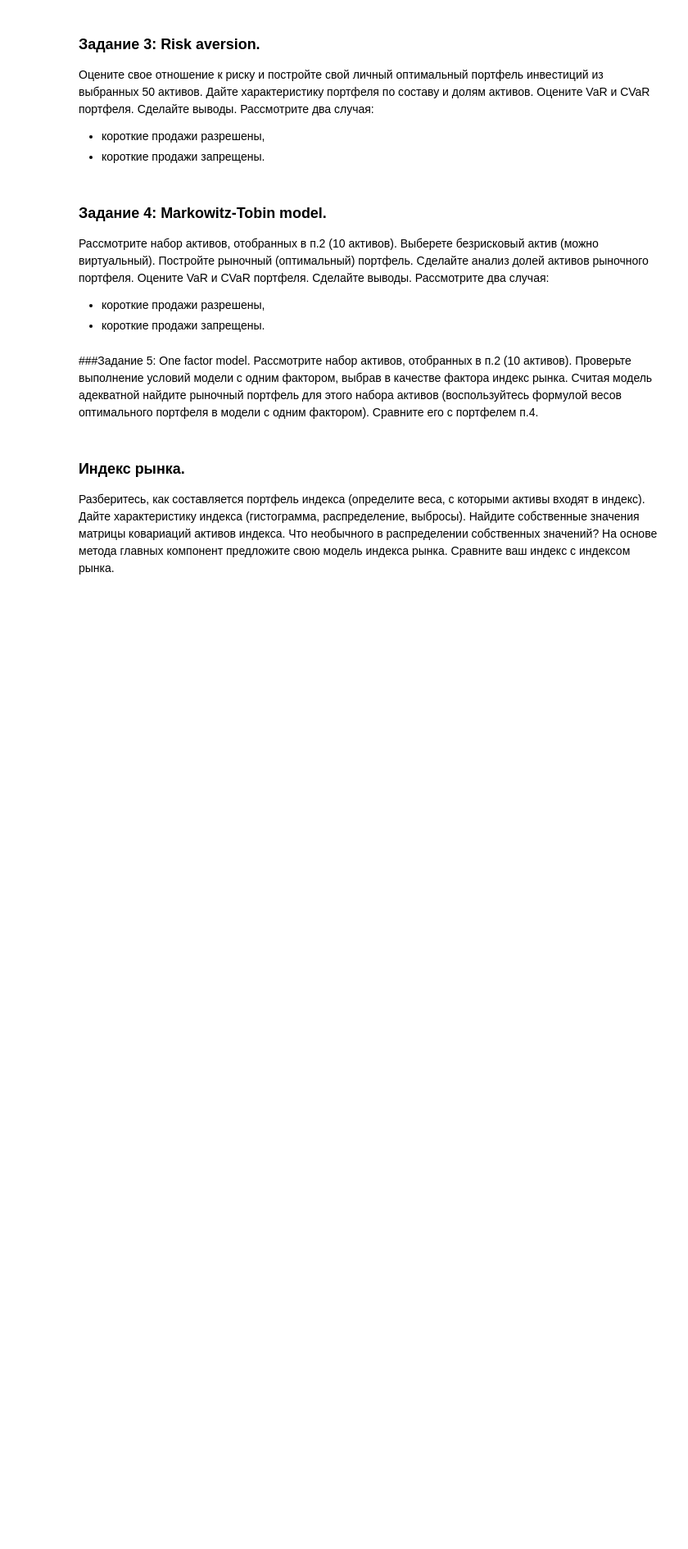
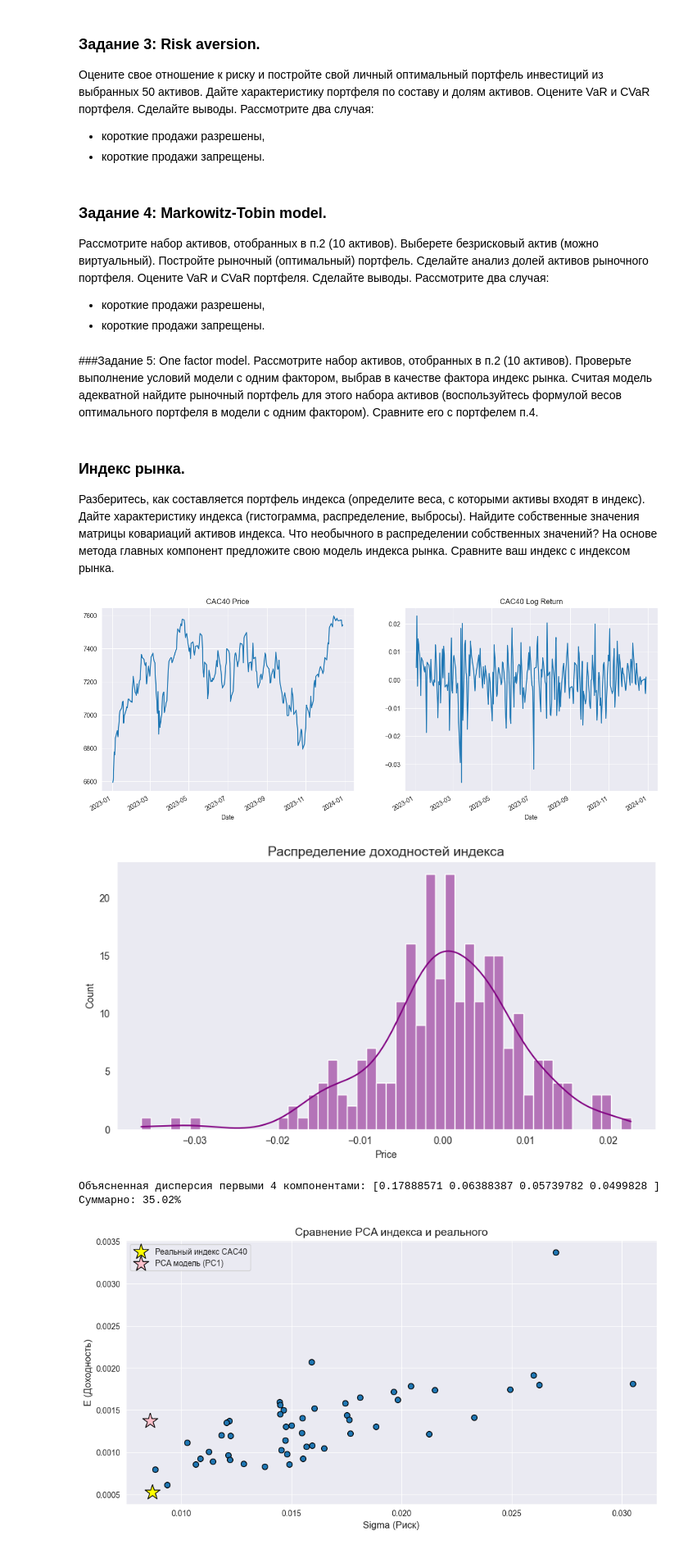
Before and after one commit to DmitriyHSE/Optimal-investment-portfolios, a Jupyter notebook: НИС_ДЗ_2.ipynb, the cells around one changed output. Shown at 82% size. Saved outputs shown, nothing was run; the diff lists cells and outputs as text; code cells hidden in the pictures; blank space fills up the shorter version.

```diff
--- a/НИС_ДЗ_2.ipynb
+++ b/НИС_ДЗ_2.ipynb
@@ -61,3 +251,47 @@ cac = pd.read_csv("/content/CAC40.csv")
 Найдите собственные значения матрицы ковариаций активов индекса. Что необычного в
 распределении собственных значений? На основе метода главных компонент предложите свою
 модель индекса рынка. Сравните ваш индекс с индексом рынка.
+# %%
+# 1. Графики индекса
+plt.figure(figsize=(16, 6))
+plt.subplot(1, 2, 1)
+market_df.iloc[:, 0].plot(grid=True, title='CAC40 Price')
+plt.subplot(1, 2, 2)
+market_ret.plot(grid=True, title='CAC40 Log Return')
+plt.show()
+
+# 2. Гистограмма распределения
+plt.figure(figsize=(10, 5))
+sns.histplot(market_ret, bins=50, kde=True, color='purple')
+plt.title('Распределение доходностей индекса', size=14)
+plt.grid()
+plt.show()
+
+# 3. PCA Моделирование
+pca = decomposition.PCA(n_components=4)
+pca.fit(r_matrix)
+
+# Вклад компонент
+print(f"Объясненная дисперсия первыми 4 компонентами: {pca.explained_variance_ratio_}")
+print(f"Суммарно: {sum(pca.explained_variance_ratio_):.2%}")
+
+# Берем 1-ю компоненту (это и есть "Рынок")
+weights_pca = pca.components_[0]
+weights_pca = weights_pca / sum(weights_pca) # Нормируем, чтобы сумма была 1
+
+# Считаем параметры PCA-портфеля
+pca_risk = risk_porfolio(weights_pca, cov_matrix)
+pca_return = np.dot(weights_pca, mean_vec)
+
+# Отображаем на карте
+plot_mean_var_map(stock_stat, title='Сравнение PCA индекса и реального')
+plt.scatter(sigma_market, mean_market, c='yellow', marker='*', s=400, edgecolors='black', label='Реальный индекс CAC40')
+plt.scatter(pca_risk, pca_return, c='pink', marker='*', s=400, edgecolors='black', label='PCA модель (PC1)')
+plt.legend()
+plt.show()
+# %% [output]
+[figure, added]
+[figure, added]
+Объясненная дисперсия первыми 4 компонентами: [0.17888571 0.06388387 0.05739782 0.0499828 ]
+Суммарно: 35.02%
+[figure, added]
```
Also changed, not shown: parts of 6 cells of this notebook.
